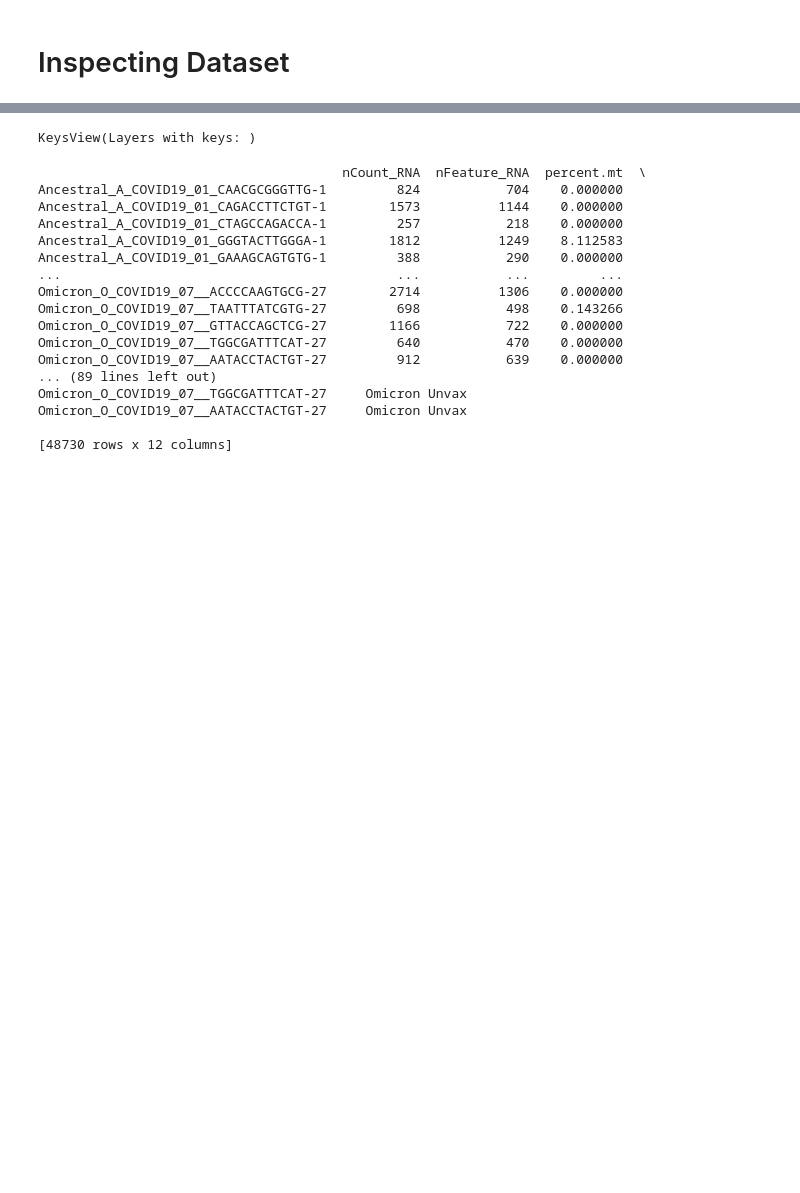
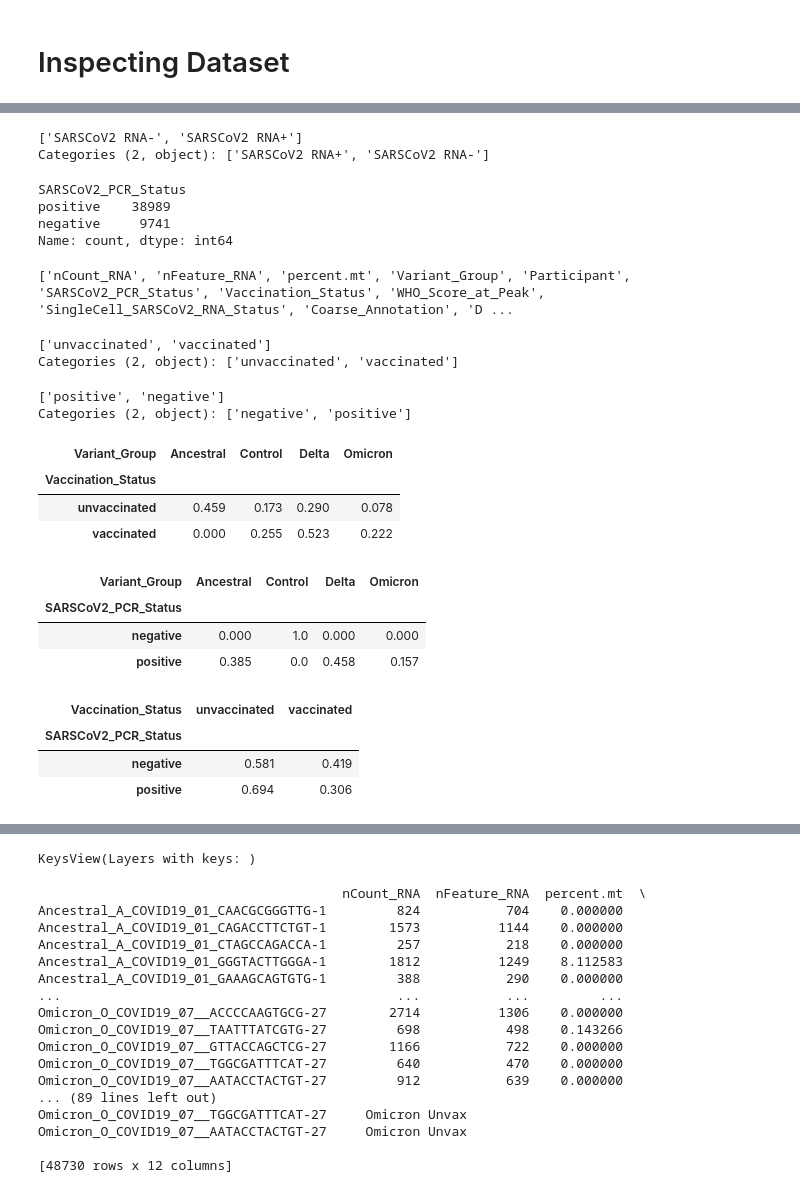
Before and after one commit to Maryam-Gamal/Applied-Machine-Learning-Final-Project, a Jupyter notebook: Ingrid/insepct_data.ipynb, the cells around one changed output, grey strips where cells are left out. Drawn from its saved outputs; the diff is of its cells as text; code cells hidden in the pictures; blank space fills up the shorter version.

```diff
--- a/Ingrid/insepct_data.ipynb
+++ b/Ingrid/insepct_data.ipynb
@@ -21,7 +22,7 @@ import numpy as np
 import pandas as pd
 # %%
 # Load file
-FILE_PATH = "data/Variant_Vax_obj.h5ad"
+FILE_PATH = "../data/Variant_Vax_obj.h5ad"
 adata = sc.read_h5ad(FILE_PATH)
 # %%
 print(adata)
@@ -31,0 +45,48 @@ AnnData object with n_obs × n_vars = 48730 × 29961
+# %%
+adata.obs["SARSCoV2_PCR_Status"].unique()
+adata.obs["SingleCell_SARSCoV2_RNA_Status"].unique()
+# %% [output]
+['SARSCoV2 RNA-', 'SARSCoV2 RNA+']
+Categories (2, object): ['SARSCoV2 RNA+', 'SARSCoV2 RNA-']
+# %%
+adata.obs["SARSCoV2_PCR_Status"].value_counts()
+# %% [output]
+SARSCoV2_PCR_Status
+positive    38989
+negative     9741
+Name: count, dtype: int64
+# %%
+print(adata.obs.columns.tolist())
+# %% [output]
+['nCount_RNA', 'nFeature_RNA', 'percent.mt', 'Variant_Group', 'Participant', 'SARSCoV2_PCR_Status', 'Vaccination_Status', 'WHO_Score_at_Peak', 'SingleCell_SARSCoV2_RNA_Status', 'Coarse_Annotation', 'D ...
+# %%
+adata.obs['Vaccination_Status'].unique()
+# %% [output]
+['unvaccinated', 'vaccinated']
+Categories (2, object): ['unvaccinated', 'vaccinated']
+# %%
+adata.obs['SARSCoV2_PCR_Status'].unique()
+# %% [output]
+['positive', 'negative']
+Categories (2, object): ['negative', 'positive']
+# %%
+pd.crosstab(adata.obs['Vaccination_Status'], adata.obs['Variant_Group'], normalize='index').round(3)
+# %% [output]
+| Variant_Group | Ancestral | Control | Delta | Omicron |
+| Vaccination_Status |  |  |  |  |
+| unvaccinated | 0.459 | 0.173 | 0.290 | 0.078 |
+| vaccinated | 0.000 | 0.255 | 0.523 | 0.222 |
+# %%
+pd.crosstab(adata.obs['SARSCoV2_PCR_Status'], adata.obs['Variant_Group'], normalize='index').round(3)
+# %% [output]
+| Variant_Group | Ancestral | Control | Delta | Omicron |
+| SARSCoV2_PCR_Status |  |  |  |  |
+| negative | 0.000 | 1.0 | 0.000 | 0.000 |
+| positive | 0.385 | 0.0 | 0.458 | 0.157 |
+# %%
+pd.crosstab(adata.obs['SARSCoV2_PCR_Status'], adata.obs['Vaccination_Status'], normalize='index').round(3)
+# %% [output]
+| Vaccination_Status | unvaccinated | vaccinated |
+| SARSCoV2_PCR_Status |  |  |
+| negative | 0.581 | 0.419 |
+| positive | 0.694 | 0.306 |
```
Also changed, not shown: parts of 9 cells of this notebook, 16 other files.
